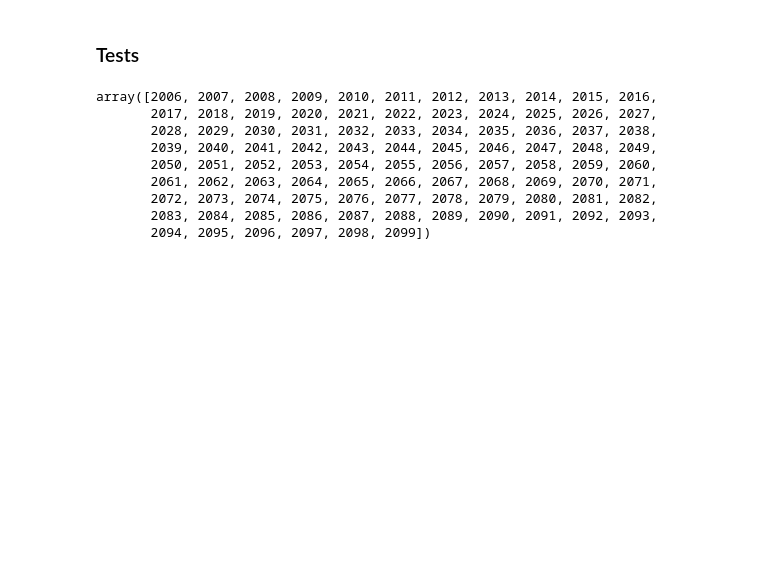
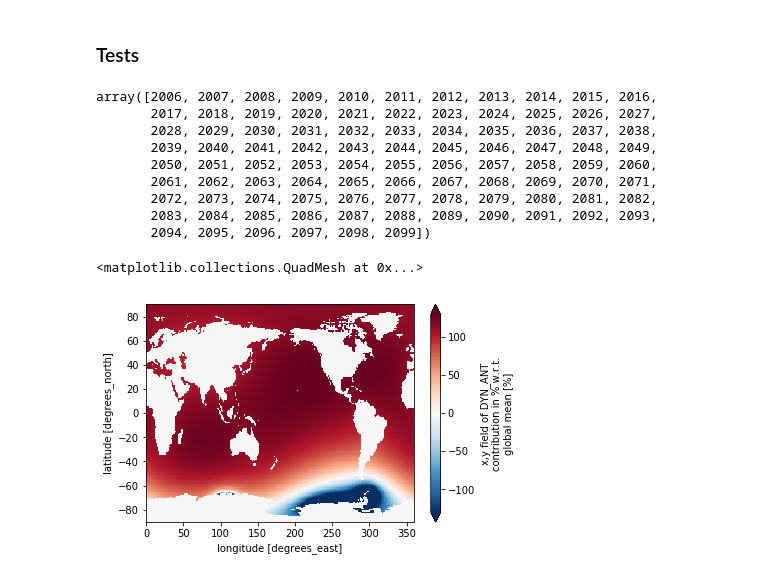
Before and after one commit to dlebars/CMIP_SeaLevel, a Jupyter notebook: notebooks/PlotGMTSL.ipynb, the cells around one changed output. Saved outputs shown, nothing was run; the diff lists cells and outputs as text; code cells hidden in the pictures; blank space fills up the shorter version.

```diff
--- a/notebooks/PlotGMTSL.ipynb
+++ b/notebooks/PlotGMTSL.ipynb
@@ -68,3 +68,13 @@ array([2006, 2007, 2008, 2009, 2010, 2011, 2012, 2013, 2014, 2015, 2016,
        2072, 2073, 2074, 2075, 2076, 2077, 2078, 2079, 2080, 2081, 2082,
        2083, 2084, 2085, 2086, 2087, 2088, 2089, 2090, 2091, 2092, 2093,
        2094, 2095, 2096, 2097, 2098, 2099])
+# %%
+#Test masking
+DIRgrid = '/Users/dewilebars/Projects/Project_ProbSLR/Data_Proj/Data_AR5/Fingerprints/'
+rg = xr.open_dataset(DIRgrid+'Relative_icesheets.nc', decode_cf=False)
+# %%
+MaskOut     = rg.DYN_ANT
+MaskOut.plot(robust=True)
+# %% [output]
+<matplotlib.collections.QuadMesh at 0x...>
+[figure, added]
```
Also changed, not shown: parts of 6 cells of this notebook, 3 other files.
